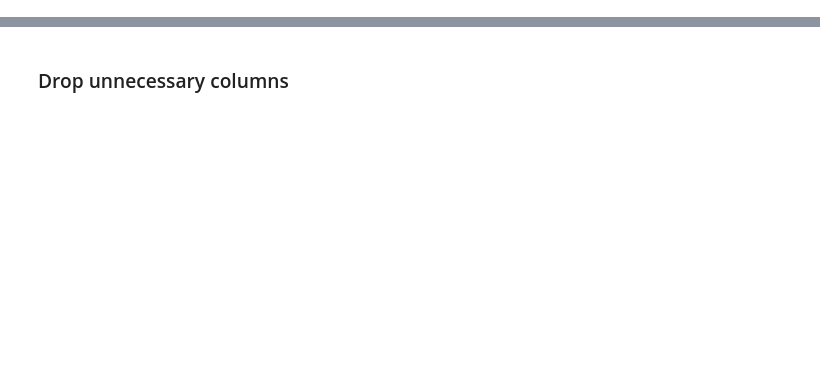
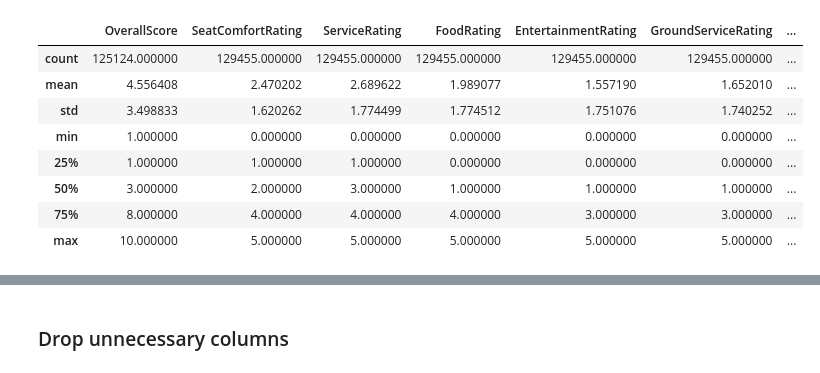
Before and after one commit to paulabondoc/airline-ratings-data-project, a Jupyter notebook: Script1 - Data_cleaning.ipynb, the cells around one changed output, grey strips where cells are left out. Saved outputs shown, nothing was run; the diff lists cells and outputs as text; code cells hidden in the pictures; blank space fills up the shorter version.

```diff
--- a/Script1 - Data_cleaning.ipynb
+++ b/Script1 - Data_cleaning.ipynb
@@ -17,3 +17,15 @@ dataset
 | 129453 | NaN | Wizz Air | Economy Class | NaN | NaN | 16th June 2010 | 5.0 | 0 | ... |
 | 129454 | NaN | Wizz Air | Economy Class | NaN | NaN | 6th June 2010 | 1.0 | 0 | ... |
 129455 rows × 22 columns
+# %%
+dataset.describe()
+# %% [output]
+|  | OverallScore | SeatComfortRating | ServiceRating | FoodRating | EntertainmentRating | GroundServiceRating | ... |
+| count | 125124.000000 | 129455.000000 | 129455.000000 | 129455.000000 | 129455.000000 | 129455.000000 | ... |
+| mean | 4.556408 | 2.470202 | 2.689622 | 1.989077 | 1.557190 | 1.652010 | ... |
+| std | 3.498833 | 1.620262 | 1.774499 | 1.774512 | 1.751076 | 1.740252 | ... |
+| min | 1.000000 | 0.000000 | 0.000000 | 0.000000 | 0.000000 | 0.000000 | ... |
+| 25% | 1.000000 | 1.000000 | 1.000000 | 0.000000 | 0.000000 | 0.000000 | ... |
+| 50% | 3.000000 | 2.000000 | 3.000000 | 1.000000 | 1.000000 | 1.000000 | ... |
+| 75% | 8.000000 | 4.000000 | 4.000000 | 4.000000 | 3.000000 | 3.000000 | ... |
+| max | 10.000000 | 5.000000 | 5.000000 | 5.000000 | 5.000000 | 5.000000 | ... |
```
Also changed, not shown: parts of 80 cells of this notebook.
